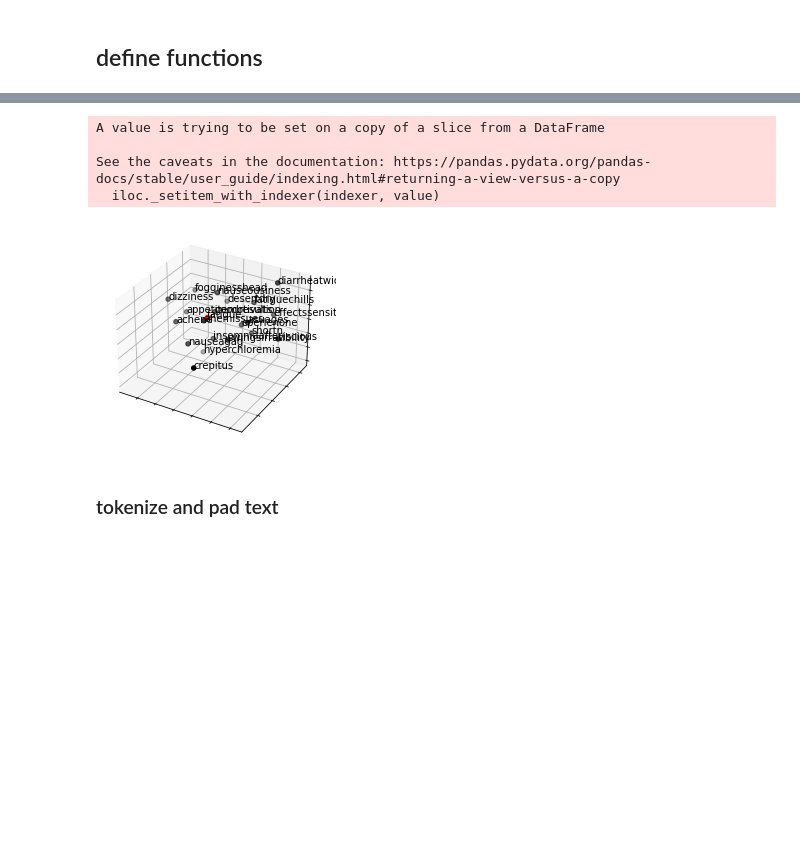
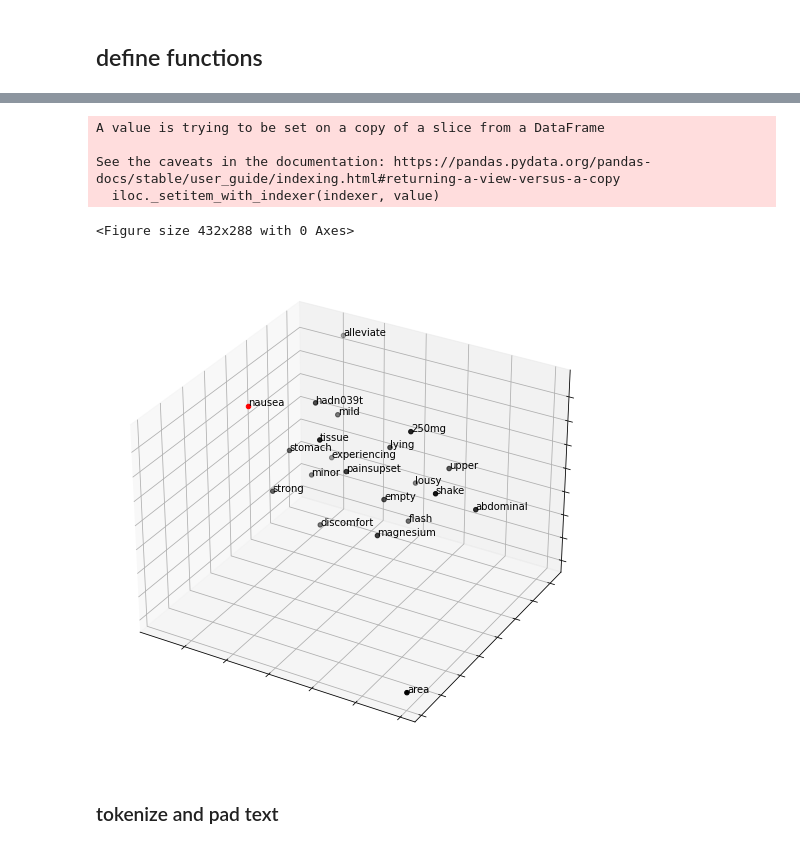
Before and after one commit to hendahmke/adverse_drug_reactions, a Jupyter notebook: notebooks/Jack_word2vec_LTSM.ipynb, the cells around one changed output, grey strips where cells are left out. Cells and saved outputs as stored; diff of their text form; code cells hidden in the pictures; blank space fills up the shorter version.

```diff
--- a/notebooks/Jack_word2vec_LTSM.ipynb
+++ b/notebooks/Jack_word2vec_LTSM.ipynb
@@ -129,7 +167,7 @@ nlp[word].shape
 # %%
 ### visual word in x dimensional space
 
-word = "fatigue"
+word = "nausea"
 fig = plt.figure()
 
 ## word embedding
@@ -396,7 +476,7 @@ nlp = gensim.models.word2vec.Word2Vec(lst_corpus, size=300,
 # %%
 ### visual word in x dimensional space
 
-word = "fatigue"
+word = "nausea"
 fig = plt.figure()
 
 ## word embedding
@@ -405,34 +485,36 @@ tot_words = [word] + [tupla[0] for tupla in
 X = nlp[tot_words]
 
 ## pca to reduce dimensionality from 300 to 3
 pca = manifold.TSNE(perplexity=40, n_components=3, init='pca')
 X = pca.fit_transform(X)
 
 ## create dtf
 dtf_ = pd.DataFrame(X, index=tot_words, columns=["x","y","z"])
 dtf_["input"] = 0
 dtf_["input"].iloc[0:1] = 1
 
 ## plot 3d
 from mpl_toolkits.mplot3d import Axes3D
+fig = plt.figure(figsize=(10, 9))
 ax = fig.add_subplot(111, projection='3d')
 ax.scatter(dtf_[dtf_["input"]==0]['x'],
            dtf_[dtf_["input"]==0]['y'],
            dtf_[dtf_["input"]==0]['z'], c="black")
 ax.scatter(dtf_[dtf_["input"]==1]['x'],
            dtf_[dtf_["input"]==1]['y'],
            dtf_[dtf_["input"]==1]['z'], c="red")
 ax.set(xlabel=None, ylabel=None, zlabel=None, xticklabels=[],
        yticklabels=[], zticklabels=[])
 for label, row in dtf_[["x","y","z"]].iterrows():
     x, y, z = row
     ax.text(x, y, z, s=label)
 # %% [output]
 A value is trying to be set on a copy of a slice from a DataFrame
 
 See the caveats in the documentation: https://pandas.pydata.org/pandas-docs/stable/user_guide/indexing.html#returning-a-view-versus-a-copy
   iloc._setitem_with_indexer(indexer, value)
+<Figure size 432x288 with 0 Axes>
-[figure, old version]
+[figure, new version]
 # %% [markdown]
 ### tokenize and pad text
 # %%
```
Also changed, not shown: parts of 13 cells of this notebook, 1 other file.
